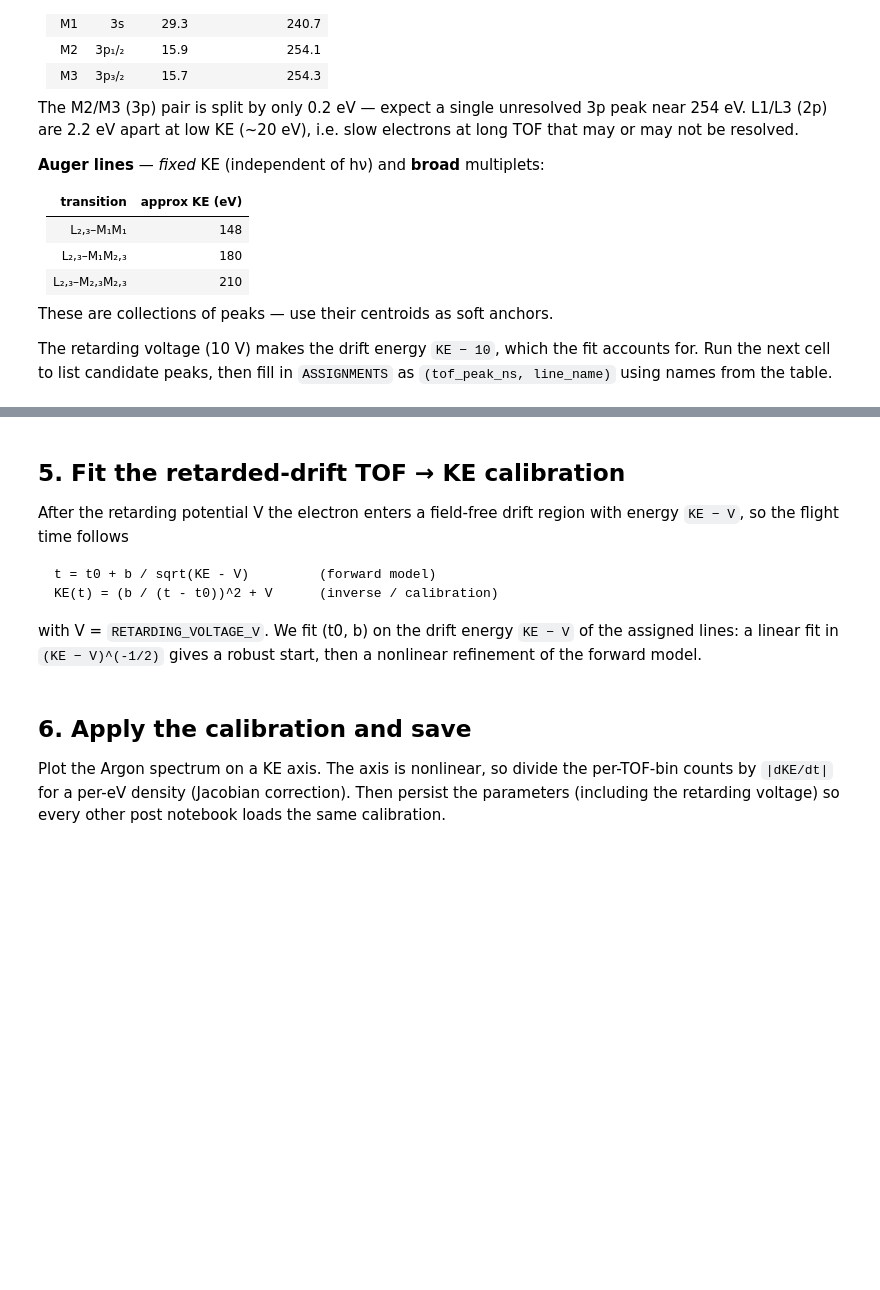
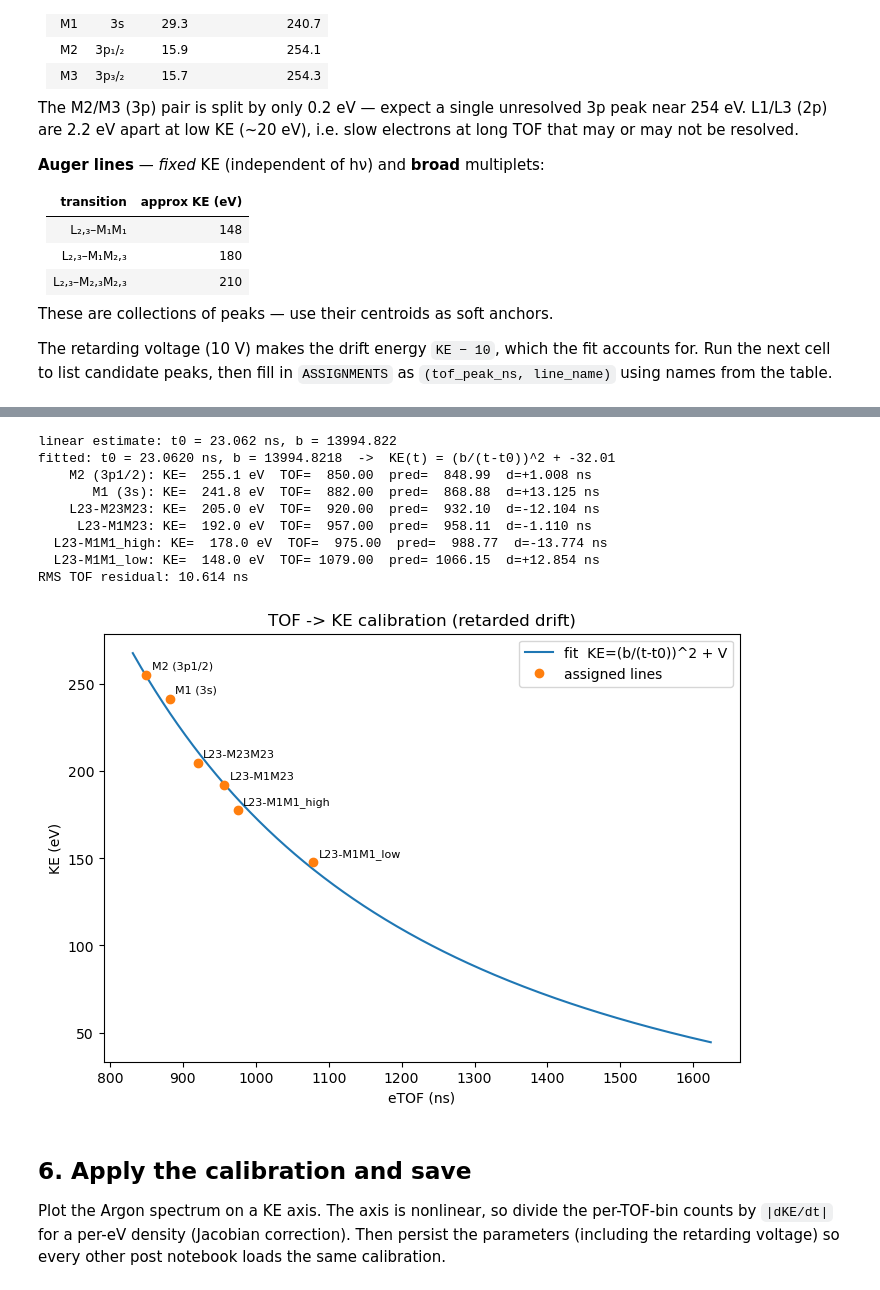
Before and after one commit to ogalexander/glycine26, a Jupyter notebook: analysis/post/etof_energy_calibration.ipynb, the cells around one changed output, grey strips where cells are left out. Cells and saved outputs as stored; diff of their text form; code cells hidden in the pictures; blank space fills up the shorter version.

Commit message:
Updated-calibration-points

```diff
--- a/analysis/post/etof_energy_calibration.ipynb
+++ b/analysis/post/etof_energy_calibration.ipynb
@@ -41,0 +50,3 @@ set by the *drift* energy `KE − 10 eV`.
+# %%
+CONV_FACTOR = np.sqrt(9.109e-31/(2*1.602e-19))*1e9
+CONV_FACTOR
@@ -293,15 +351,3 @@ for _t, _name in ASSIGNMENTS:
-# %% [markdown]
-## 5. Fit the retarded-drift TOF → KE calibration
-
-After the retarding potential V the electron enters a field-free drift
-region with energy `KE − V`, so the flight time follows
-
-    t = t0 + b / sqrt(KE - V)         (forward model)
-    KE(t) = (b / (t - t0))^2 + V      (inverse / calibration)
-
-with V = `RETARDING_VOLTAGE_V`. We fit (t0, b) on the drift energy
-`KE − V` of the assigned lines: a linear fit in `(KE − V)^(-1/2)` gives a
-robust start, then a nonlinear refinement of the forward model.
 # %%
 V = RETARDING_VOLTAGE_V
 
@@ -315,36 +361,47 @@ if np.any(ke_drift <= 0):
 
 # Linear estimate: t = t0 + b * (KE-V)^(-1/2)  (slope = b, intercept = t0).
 x = 1.0 / np.sqrt(ke_drift)
 b_lin, t0_lin = np.polyfit(x, t_pk, 1)
 print(f"linear estimate: t0 = {t0_lin:.3f} ns, b = {b_lin:.3f}")
 
 def t_of_ke(ke_born, t0, b, v=V):
     """Forward model: TOF (ns) for a born kinetic energy KE (eV)."""
     return t0 + b / np.sqrt(ke_born - v)
 
 # Nonlinear refine on the born-KE forward model.
-if _HAVE_SCIPY:
-    (t0, b), _ = curve_fit(lambda k, t0, b: t_of_ke(k, t0, b),
-                           ke_born, t_pk, p0=(t0_lin, b_lin))
-else:
-    t0, b = t0_lin, b_lin
+(t0, b), _ = curve_fit(lambda k, t0, b: t_of_ke(k, t0, b),
+                       # ke_born, t_pk, p0=(t0_lin, b_lin))
+                       ke_born, t_pk, p0=(70, 10*CONV_FACTOR*0.77932))
+# t0, b = 70, 10*CONV_FACTOR*0.77932
+
 print(f"fitted: t0 = {t0:.4f} ns, b = {b:.4f}  ->  KE(t) = (b/(t-t0))^2 + {V:g}")
 
 # Residuals at the calibration points.
 t_pred = t_of_ke(ke_born, t0, b)
 resid = t_pk - t_pred
 for lbl, ke, t, tp, r in zip(labels, ke_born, t_pk, t_pred, resid):
     print(f"  {lbl:>12}: KE={ke:7.1f} eV  TOF={t:8.2f}  pred={tp:8.2f}  d={r:+.3f} ns")
 rms = float(np.sqrt(np.mean(resid ** 2)))
 print(f"RMS TOF residual: {rms:.3f} ns")
 
 # Calibration curve over the assigned KE range.
 fig, ax = plt.subplots(figsize=(7, 5), constrained_layout=True)
-ke_grid = np.linspace(ke_born.min() * 0.9, ke_born.max() * 1.05, 400)
+ke_grid = np.linspace(ke_born.min() * 0.3, ke_born.max() * 1.05, 400)
 ax.plot(t_of_ke(ke_grid, t0, b), ke_grid, "-", label="fit  KE=(b/(t-t0))^2 + V")
 ax.plot(t_pk, ke_born, "o", label="assigned lines")
 for t, ke, lbl in zip(t_pk, ke_born, labels):
     ax.annotate(lbl, (t, ke), fontsize=8, xytext=(4, 4), textcoords="offset points")
 ax.set_xlabel("eTOF (ns)"); ax.set_ylabel("KE (eV)")
 ax.legend(); ax.set_title("TOF -> KE calibration (retarded drift)")
 plt.show()
+# %% [output]
+linear estimate: t0 = 23.062 ns, b = 13994.822
+fitted: t0 = 23.0620 ns, b = 13994.8218  ->  KE(t) = (b/(t-t0))^2 + -32.01
+    M2 (3p1/2): KE=  255.1 eV  TOF=  850.00  pred=  848.99  d=+1.008 ns
+       M1 (3s): KE=  241.8 eV  TOF=  882.00  pred=  868.88  d=+13.125 ns
+    L23-M23M23: KE=  205.0 eV  TOF=  920.00  pred=  932.10  d=-12.104 ns
+     L23-M1M23: KE=  192.0 eV  TOF=  957.00  pred=  958.11  d=-1.110 ns
+  L23-M1M1_high: KE=  178.0 eV  TOF=  975.00  pred=  988.77  d=-13.774 ns
+  L23-M1M1_low: KE=  148.0 eV  TOF= 1079.00  pred= 1066.15  d=+12.854 ns
+RMS TOF residual: 10.614 ns
+[figure, added]
```
Also changed, not shown: parts of 12 cells of this notebook.
